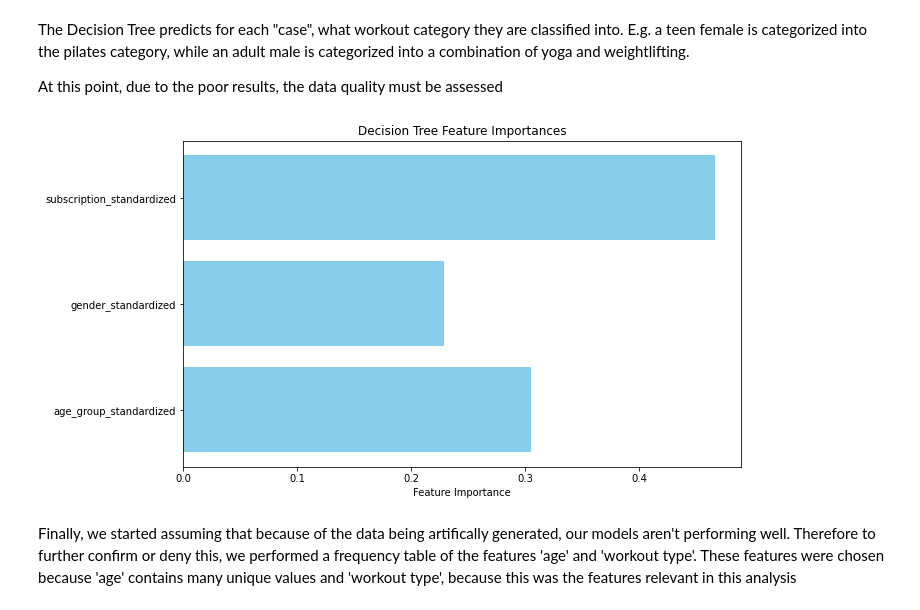
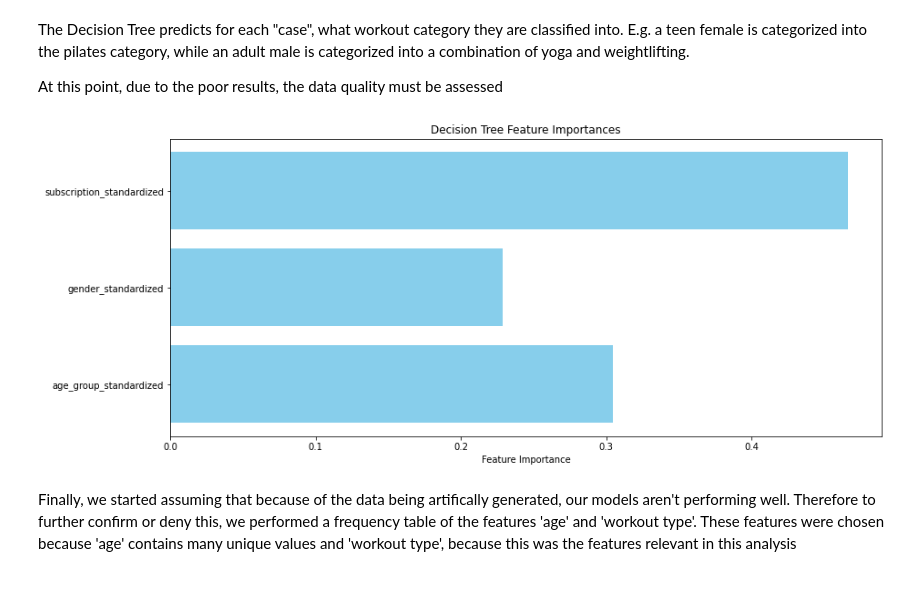
Before and after one commit to emmaqingjie/final_project_data_science, a Jupyter notebook: scripts/classification_workouttypes.ipynb, the cells around one changed output. Drawn from its saved outputs; the diff is of its cells as text; code cells hidden in the pictures.

Commit message:
Formatting feature importance plot

```diff
--- a/scripts/classification_workouttypes.ipynb
+++ b/scripts/classification_workouttypes.ipynb
@@ -236,17 +236,17 @@ At this point, due to the poor results, the data quality must be assessed
 # %%
 # Train the model and get feature importances
 tree_model.fit(X, y)
 importances = tree_model.feature_importances_
 features = X.columns
 
 # Plot feature importances
-plt.figure(figsize=(10, 6))
+plt.figure(figsize=(14, 6))
 plt.barh(features, importances, color='skyblue')
 plt.xlabel("Feature Importance")
 plt.title("Decision Tree Feature Importances")
 plt.savefig('../data/plots/feature_importance.pdf')
 # %% [output]
-[figure, old version]
+[figure, new version]
 # %% [markdown]
 Finally, we started assuming that because of the data being artifically generated, our models aren't performing well. Therefore to further confirm or deny this, we performed a frequency table of the features 'age' and 'workout type'. These features were chosen because 'age' contains many unique values and 'workout type', because this was the features relevant in this analysis
 # %%
```
Also changed, not shown: 1 other file.
